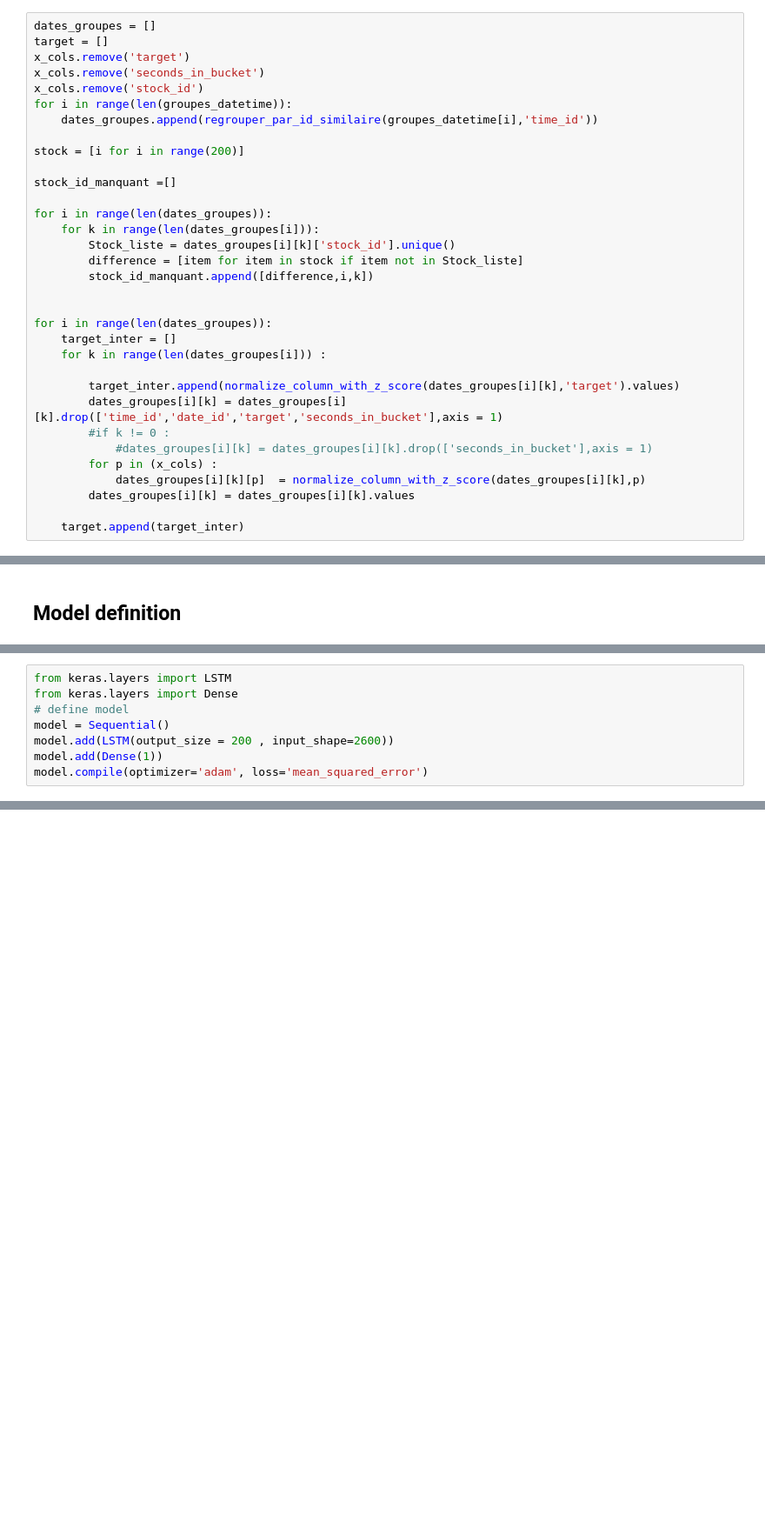
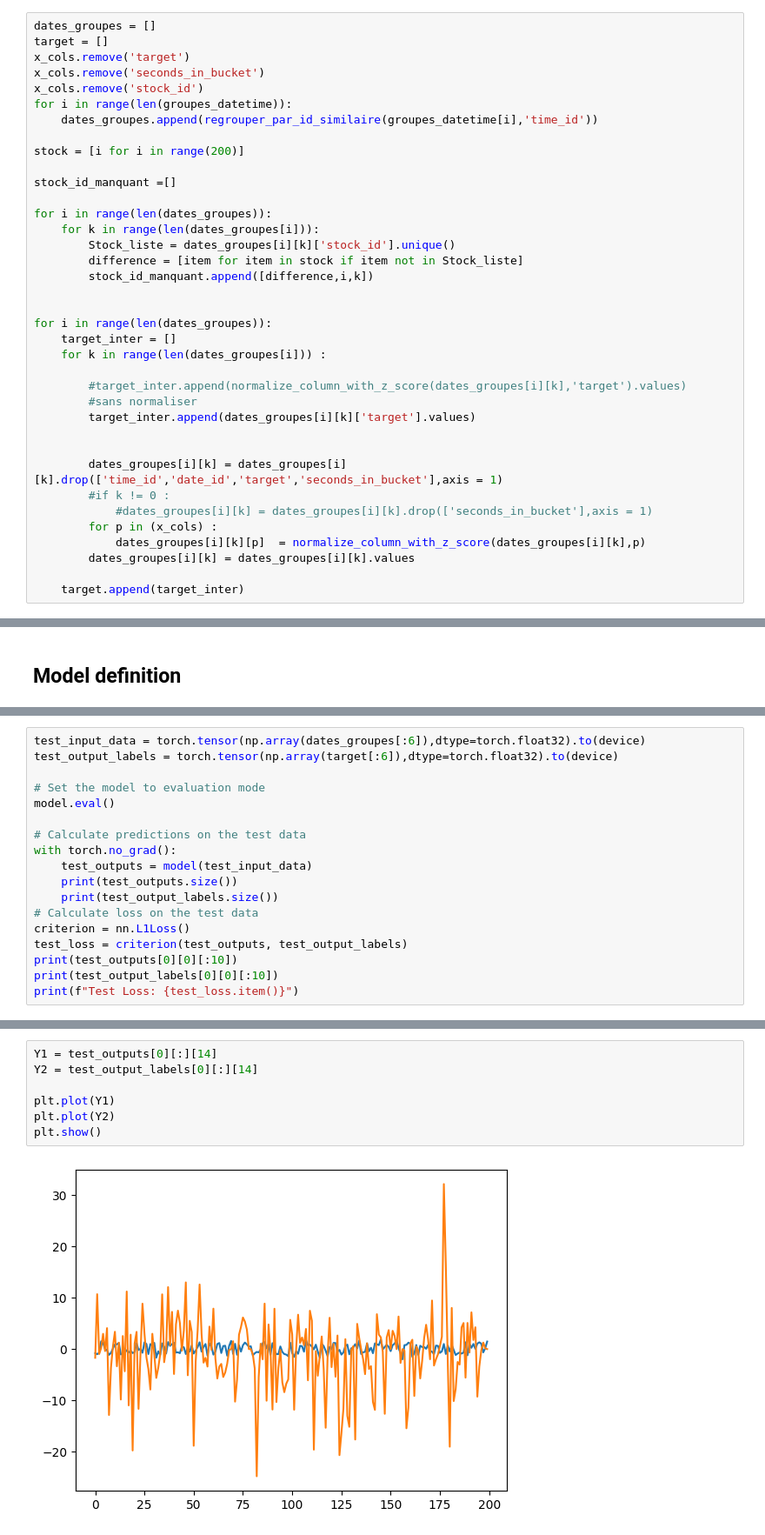
Before and after one commit to LucasTexier/Optiver_challenge, a Jupyter notebook: Optiver_challenge.ipynb, the cells around one changed output, grey strips where cells are left out. Shown at 87% size. Drawn from its saved outputs; the diff is of its cells as text; blank space fills up the shorter version.

Commit message:
model implemenation

```diff
--- a/Optiver_challenge.ipynb
+++ b/Optiver_challenge.ipynb
@@ -247,7 +263,11 @@ for i in range(len(dates_groupes)):
     target_inter = []
     for k in range(len(dates_groupes[i])) :
 
-        target_inter.append(normalize_column_with_z_score(dates_groupes[i][k],'target').values)
+        #target_inter.append(normalize_column_with_z_score(dates_groupes[i][k],'target').values)
+        #sans normaliser
+        target_inter.append(dates_groupes[i][k]['target'].values)
+
+
         dates_groupes[i][k] = dates_groupes[i][k].drop(['time_id','date_id','target','seconds_in_bucket'],axis = 1)
         #if k != 0 :
             #dates_groupes[i][k] = dates_groupes[i][k].drop(['seconds_in_bucket'],axis = 1)
@@ -424,8 +384,0 @@ def predict(X, model):
-# %%
-from keras.layers import LSTM
-from keras.layers import Dense
-# define model
-model = Sequential()
-model.add(LSTM(output_size = 200 , input_shape=2600))
-model.add(Dense(1))
-model.compile(optimizer='adam', loss='mean_squared_error')
@@ -433,0 +422,18 @@ TypeError: __init__() missing 1 required positional argument: 'units'
+# %%
+test_input_data = torch.tensor(np.array(dates_groupes[:6]),dtype=torch.float32).to(device)
+test_output_labels = torch.tensor(np.array(target[:6]),dtype=torch.float32).to(device)
+
+# Set the model to evaluation mode
+model.eval()
+
+# Calculate predictions on the test data
+with torch.no_grad():
+    test_outputs = model(test_input_data)
+    print(test_outputs.size())
+    print(test_output_labels.size())
+# Calculate loss on the test data
+criterion = nn.L1Loss()
+test_loss = criterion(test_outputs, test_output_labels)
+print(test_outputs[0][0][:10])
+print(test_output_labels[0][0][:10])
+print(f"Test Loss: {test_loss.item()}")
@@ -433,0 +450,9 @@ TypeError: __init__() missing 1 required positional argument: 'units'
+# %%
+Y1 = test_outputs[0][:][14]
+Y2 = test_output_labels[0][:][14]
+
+plt.plot(Y1)
+plt.plot(Y2)
+plt.show()
+# %% [output]
+[figure, added]
```
Also changed, not shown: parts of 15 cells of this notebook, 1 other file.
